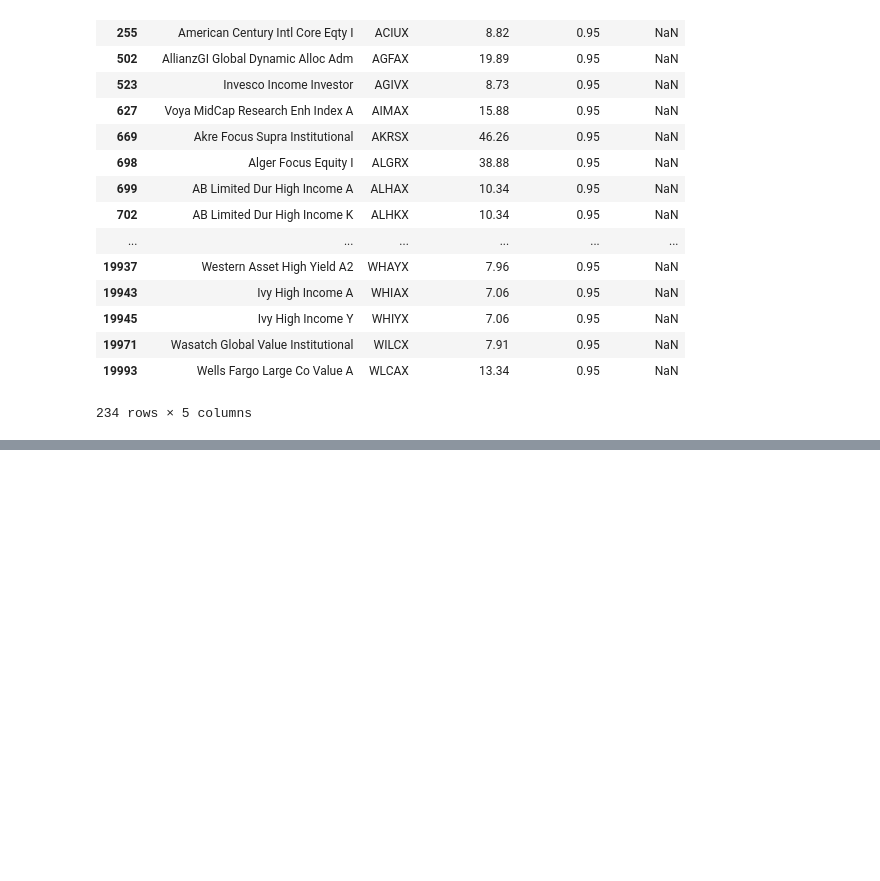
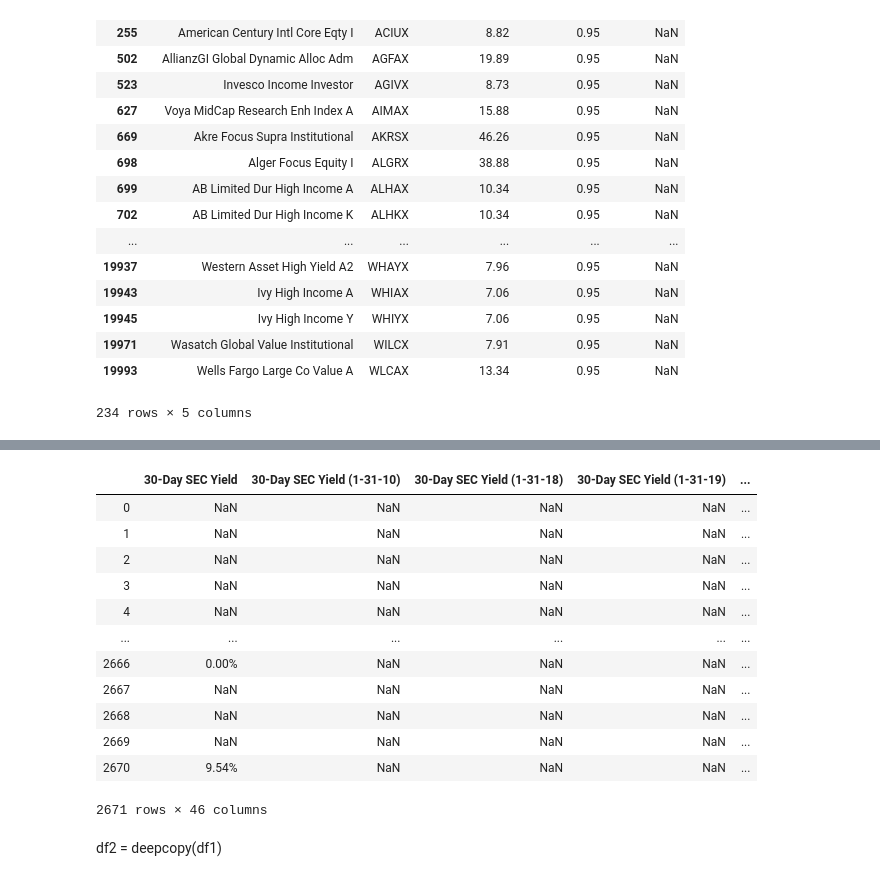
Before and after one commit to jcanque777/perseus, a Jupyter notebook: final_recommendation.ipynb, the cells around one changed output, grey strips where cells are left out. Saved outputs shown, nothing was run; the diff lists cells and outputs as text; code cells hidden in the pictures; blank space fills up the shorter version.

```diff
--- a/final_recommendation.ipynb
+++ b/final_recommendation.ipynb
@@ -946,0 +1068,20 @@ df[df['Expense Ratio'] == 0.950000]
+# %%
+df1.replace('--', np.nan, inplace=True)
+# %%
+df1
+# %% [output]
+|  | 30-Day SEC Yield | 30-Day SEC Yield (1-31-10) | 30-Day SEC Yield (1-31-18) | 30-Day SEC Yield (1-31-19) | ... |
+| 0 | NaN | NaN | NaN | NaN | ... |
+| 1 | NaN | NaN | NaN | NaN | ... |
+| 2 | NaN | NaN | NaN | NaN | ... |
+| 3 | NaN | NaN | NaN | NaN | ... |
+| 4 | NaN | NaN | NaN | NaN | ... |
+| ... | ... | ... | ... | ... | ... |
+| 2666 | 0.00% | NaN | NaN | NaN | ... |
+| 2667 | NaN | NaN | NaN | NaN | ... |
+| 2668 | NaN | NaN | NaN | NaN | ... |
+| 2669 | NaN | NaN | NaN | NaN | ... |
+| 2670 | 9.54% | NaN | NaN | NaN | ... |
+2671 rows × 46 columns
+# %% [markdown]
+df2 = deepcopy(df1)
```
Also changed, not shown: parts of 36 cells of this notebook.
